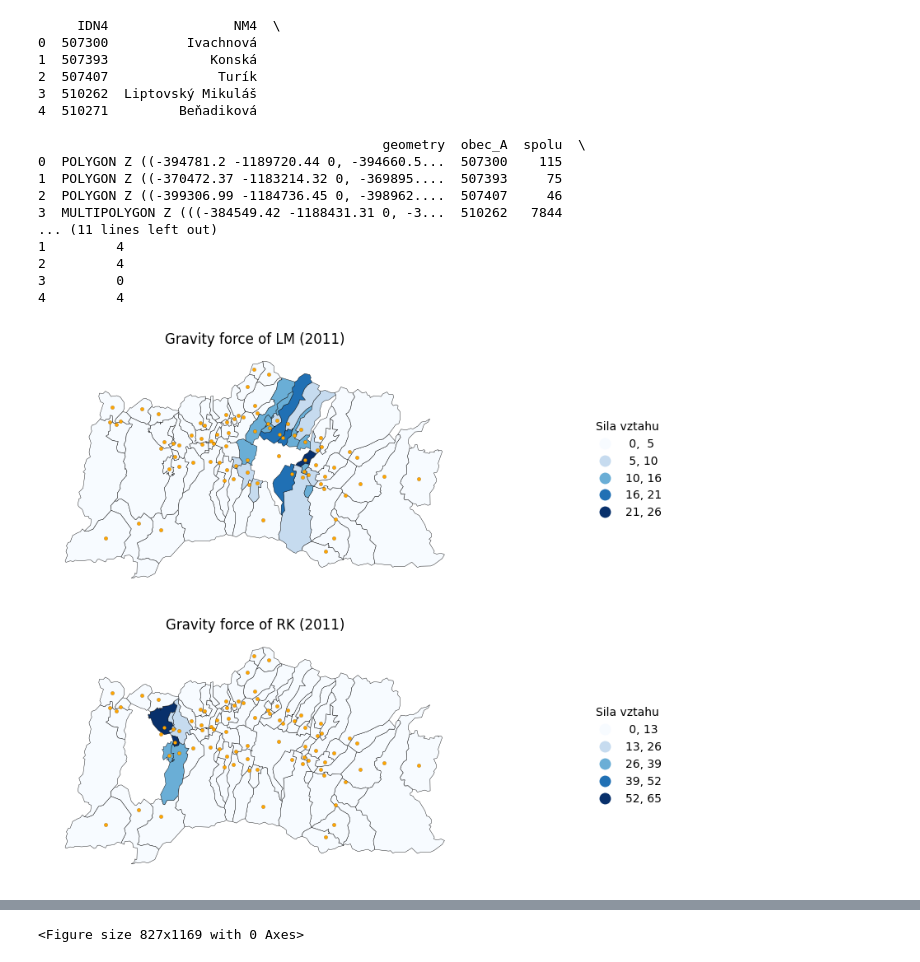
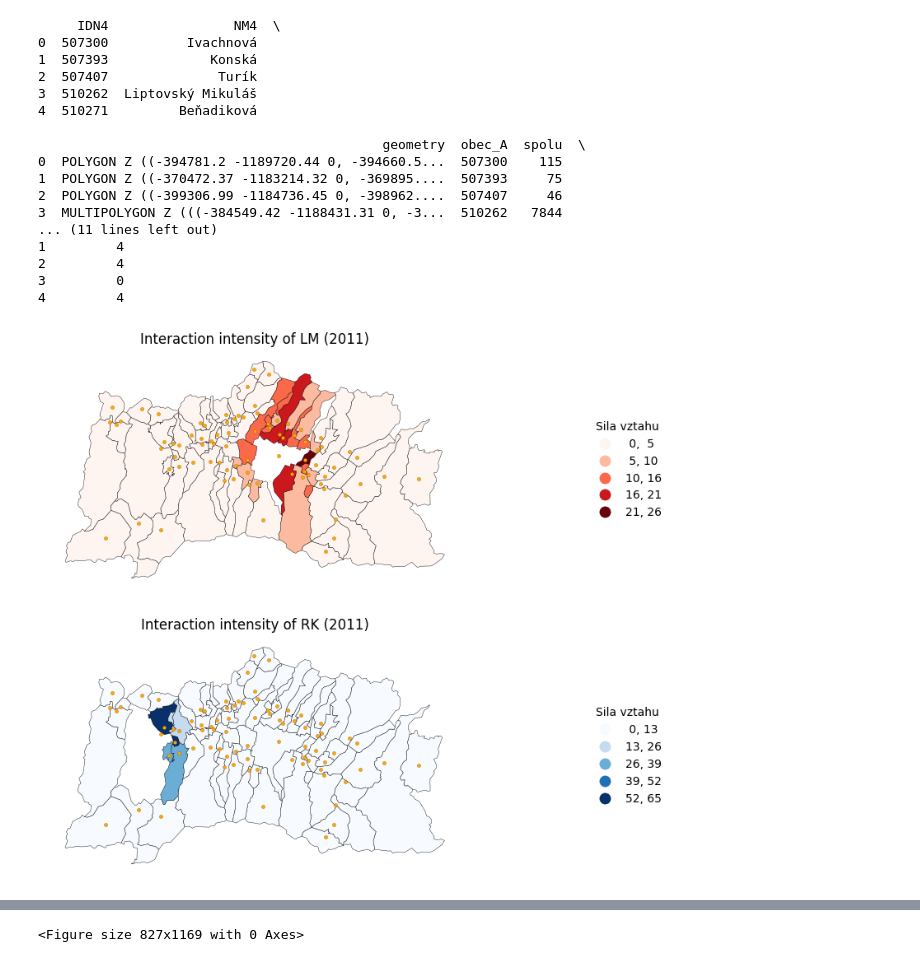
Before and after one commit to dbelohonov/maps_liptov, a Jupyter notebook: notebooks/maps_2011.ipynb, the cells around one changed output, grey strips where cells are left out. Saved outputs shown, nothing was run; the diff lists cells and outputs as text; code cells hidden in the pictures.

```diff
--- a/notebooks/maps_2011.ipynb
+++ b/notebooks/maps_2011.ipynb
@@ -214,7 +214,7 @@ distance = pd.read_csv(r"../data/vzdialenost_obce.csv", sep = ";")
 # print(distance)
 distance[["obec_id", "mesto_id"]] = distance[["obec_id", "mesto_id"]].astype(str)
 # distance["flow"] = distance[["obec_id", "mesto_id"]].agg("-".join, axis = 1)
-distance.drop(columns = {"pocet_dochadzajucich"})
+distance.drop(columns = {"pocet_dochadzajucich"}, inplace = True)
 # print(distance.head())
 print(tablemap2.head())
 dist = tablemap2.merge(
@@ -242,7 +242,7 @@ dist_lm["interval"] = pd.cut(dist_lm["strength"], bins = 5, labels = False)
 dist_lm.plot(
     ax = plt.gca(),
     column = "strength",
-    cmap = "Blues",
+    cmap = "Reds",
     legend = True,
     edgecolor = "black",
     linewidth = 0.3,
@@ -263,7 +263,7 @@ obce_gdf.plot(
     edgecolor = "black",
     linewidth = 0.1
 )
-plt.title("Gravity force of LM (2011)")
+plt.title("Interaction intensity of LM (2011)")
 plt.axis(False)
 
 # ------------------------------ Gravity force of RK ------------------------------
@@ -286,36 +286,36 @@ dist_rk.plot(
         "bbox_to_anchor": (1.5, 0.5)
     }
 )
 obce_gdf.plot(
     ax = plt.gca(),
     color = "orange",
     markersize = 10.0,
     edgecolor = "black",
     linewidth = 0.1
 )
-plt.title("Gravity force of RK (2011)")
+plt.title("Interaction intensity of RK (2011)")
 plt.axis(False)
-plt.savefig("../result_maps/gravity/LM_RK_gravity_2011.pdf", format = "pdf", dpi = 300, bbox_inches = "tight")
+# plt.savefig("../result_maps/gravity/LM_RK_gravity_2011.pdf", format = "pdf", dpi = 300, bbox_inches = "tight")
 plt.show()
 # %% [output]
      IDN4                NM4  \
 0  507300          Ivachnová
 1  507393             Konská
 2  507407              Turík
 3  510262  Liptovský Mikuláš
 4  510271         Beňadiková
 
                                             geometry  obec_A  spolu  \
 0  POLYGON Z ((-394781.2 -1189720.44 0, -394660.5...  507300    115
 1  POLYGON Z ((-370472.37 -1183214.32 0, -369895....  507393     75
 2  POLYGON Z ((-399306.99 -1184736.45 0, -398962....  507407     46
 3  MULTIPOLYGON Z (((-384549.42 -1188431.31 0, -3...  510262   7844
 ... (11 lines left out)
 1         4
 2         4
 3         0
 4         4
-[figure, old version]
+[figure, new version]
 # %%
 plt.figure(figsize = (8.27, 11.69))
 
```
Also changed, not shown: parts of 9 cells of this notebook, 36 other files.
